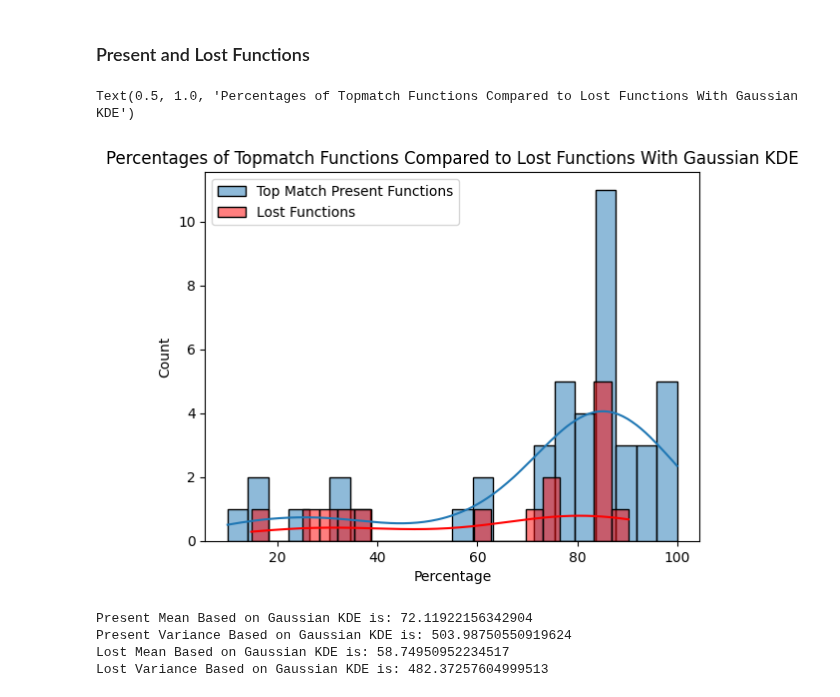
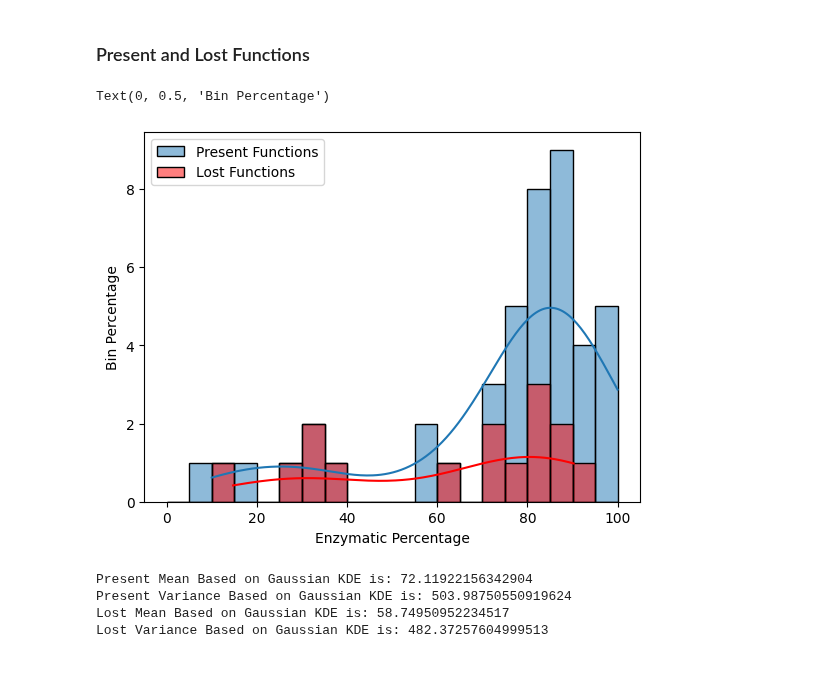
Before and after one commit to jtdocter27/EcoDr, a Jupyter notebook: EnCen/Figures for paper/as_specic_figures.ipynb, the cells around one changed output. Drawn from its saved outputs; the diff is of its cells as text; code cells hidden in the pictures; blank space fills up the shorter version.

```diff
--- a/EnCen/Figures for paper/as_specic_figures.ipynb
+++ b/EnCen/Figures for paper/as_specic_figures.ipynb
@@ -81,13 +81,18 @@ Median: 3.04399468910012
 # %% [markdown]
 ### Present and Lost Functions
 # %%
-sns.histplot(x='Percentage', bins = 22, data = as_present, label = 'Top Match Present Functions', kde = True)
-sns.histplot(x='Percentage',bins=22, data = as_lost, color = 'red', label='Lost Functions', kde= True)
+
+
+bin_edges = range(0, 101, 5)  # Example: bins from 0 to 100 with a step of 5
+
+sns.histplot(x='Percentage', bins = bin_edges, data = as_present, label = 'Present Functions', kde = True)
+sns.histplot(x='Percentage',bins=bin_edges, data = as_lost, color = 'red', label='Lost Functions', kde= True)
 plt.legend()
-plt.title('Percentages of Topmatch Functions Compared to Lost Functions With Gaussian KDE')
+plt.xlabel('Enzymatic Percentage')
+plt.ylabel('Bin Percentage')
 # %% [output]
-Text(0.5, 1.0, 'Percentages of Topmatch Functions Compared to Lost Functions With Gaussian KDE')
+Text(0, 0.5, 'Bin Percentage')
-[figure, old version]
+[figure, new version]
 # %%
 present_array = np.array(as_present['Percentage'])
 lost_array = np.array(as_lost['Percentage'])
```
Also changed, not shown: parts of 1 cell of this notebook, 1 other file.
